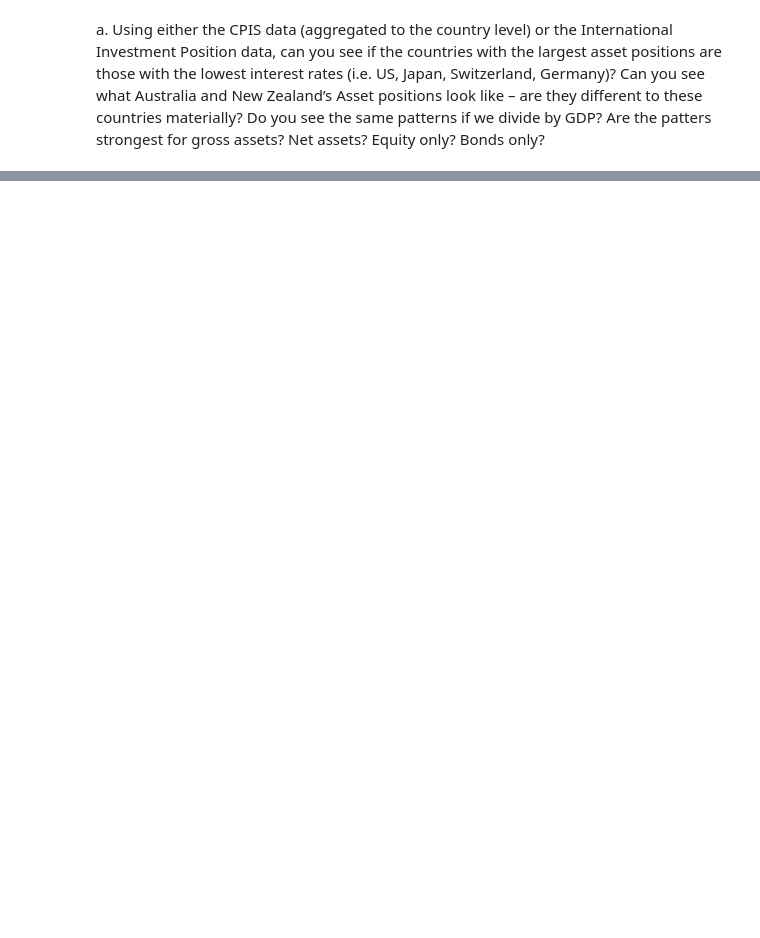
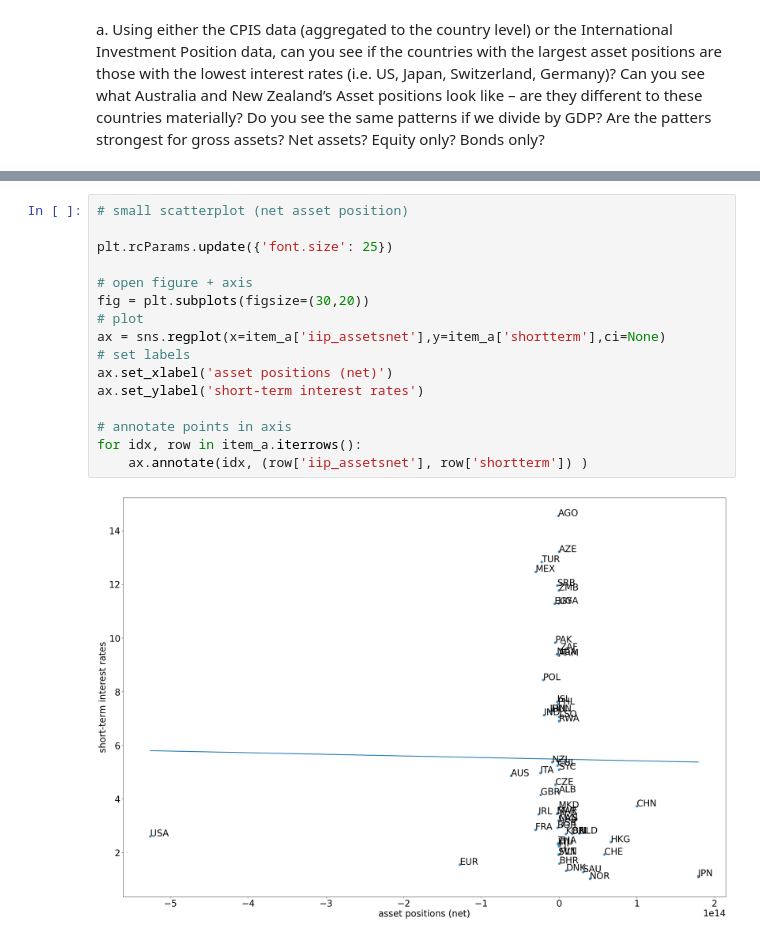
Before and after one commit to emilyfu1/riskoff, a Jupyter notebook: lookatdata.ipynb, the cells around one changed output, grey strips where cells are left out. Drawn from its saved outputs; the diff is of its cells as text; blank space fills up the shorter version.

```diff
--- a/lookatdata.ipynb
+++ b/lookatdata.ipynb
@@ -106,0 +91,18 @@ for idx, row in item_a.iterrows():
+# %%
+# small scatterplot (net asset position)
+
+plt.rcParams.update({'font.size': 25})
+
+# open figure + axis
+fig = plt.subplots(figsize=(30,20))
+# plot
+ax = sns.regplot(x=item_a['iip_assetsnet'],y=item_a['shortterm'],ci=None)
+# set labels
+ax.set_xlabel('asset positions (net)')
+ax.set_ylabel('short-term interest rates')
+
+# annotate points in axis
+for idx, row in item_a.iterrows():
+    ax.annotate(idx, (row['iip_assetsnet'], row['shortterm']) )
+# %% [output]
+[figure, added]
```
Also changed, not shown: parts of 6 cells of this notebook.
